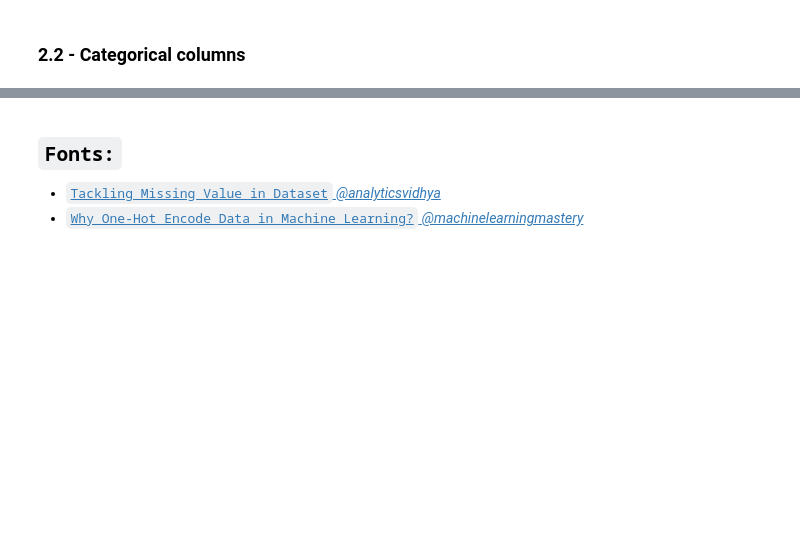
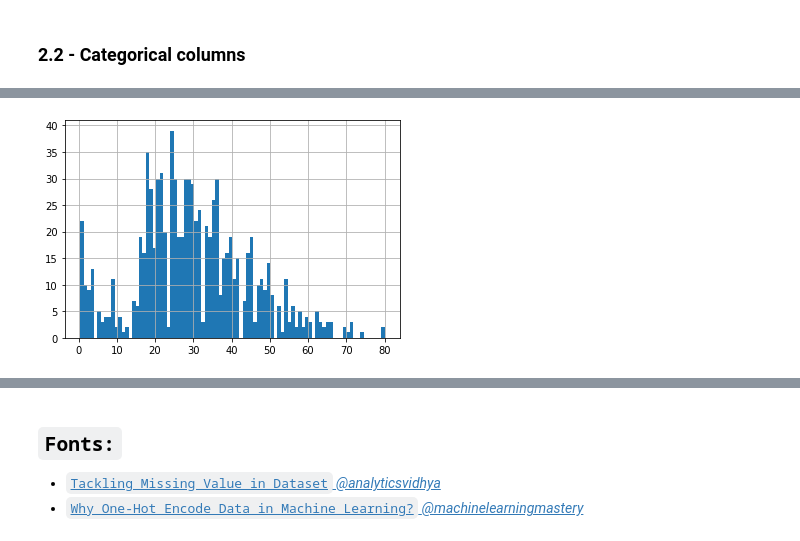
Before and after one commit to joaocarvoli/ML-problems, a Jupyter notebook: problems/01_Titanic.ipynb, the cells around one changed output, grey strips where cells are left out. Cells and saved outputs as stored; diff of their text form; code cells hidden in the pictures; blank space fills up the shorter version.

```diff
--- a/problems/01_Titanic.ipynb
+++ b/problems/01_Titanic.ipynb
@@ -180,0 +218,4 @@ Name: Embarked, dtype: int64
+# %%
+dataframe_train['Age'].hist(bins=dataframe_train['Age'].value_counts().count());
+# %% [output]
+[figure, added]
```
Also changed, not shown: parts of 22 cells of this notebook.
